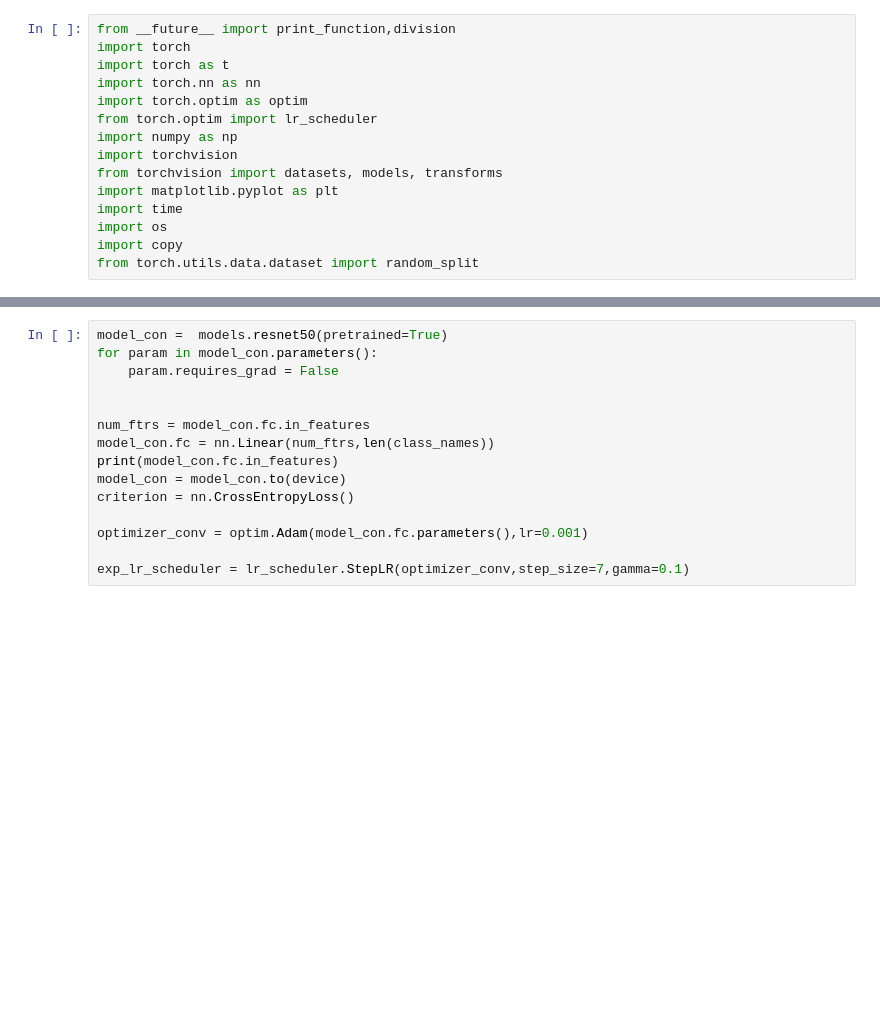
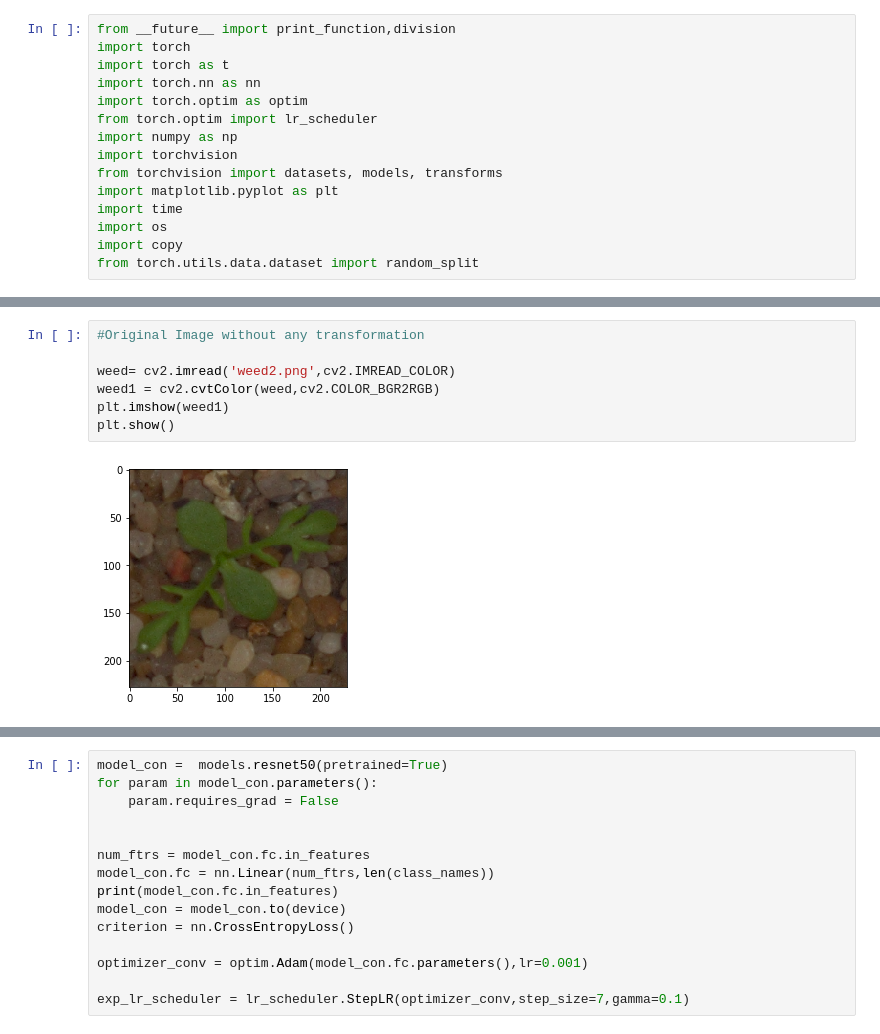
Before and after one commit to unnat5/OpenCv_Tutorail, a Jupyter notebook: Untitled.ipynb, the cells around one changed output, grey strips where cells are left out. Saved outputs shown, nothing was run; the diff lists cells and outputs as text; blank space fills up the shorter version.

```diff
--- a/Untitled.ipynb
+++ b/Untitled.ipynb
@@ -50,2 +87,11 @@ train_dataloader = DataLoader(SIGNSDataset(train_data_path, train_transformer),
                               batch_size=4, shuffle=False,
                               num_workers=4)
+# %%
+#Original Image without any transformation
+
+weed= cv2.imread('weed2.png',cv2.IMREAD_COLOR)
+weed1 = cv2.cvtColor(weed,cv2.COLOR_BGR2RGB)
+plt.imshow(weed1)
+plt.show()
+# %% [output]
+[figure, added]
```
Also changed, not shown: parts of 19 cells of this notebook.
